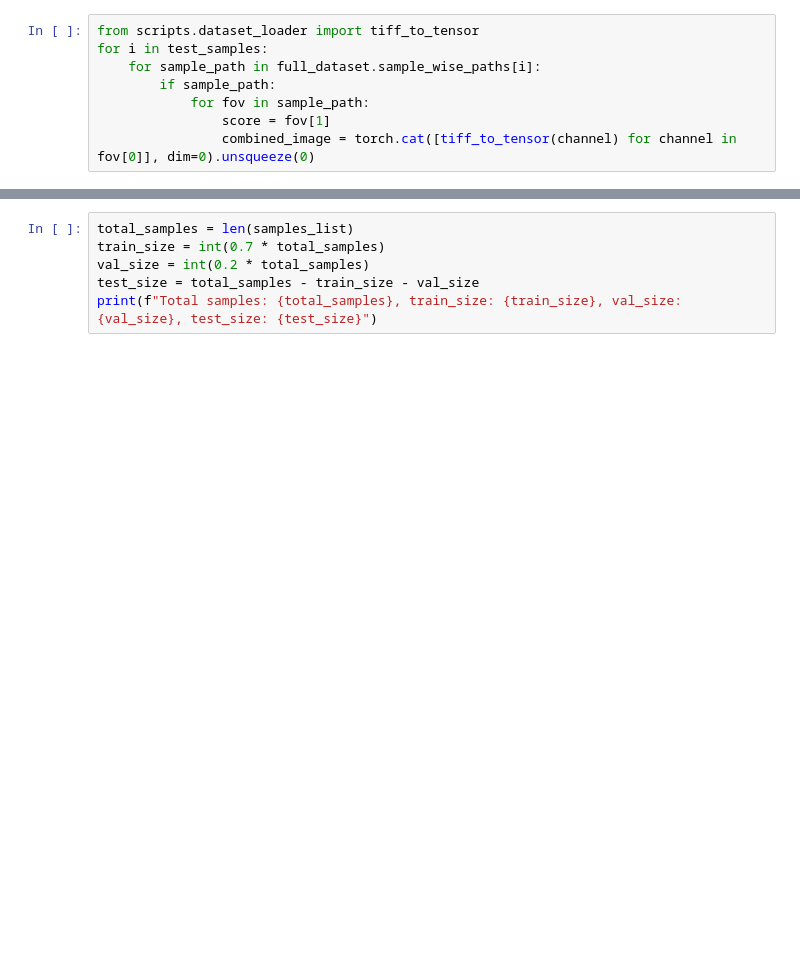
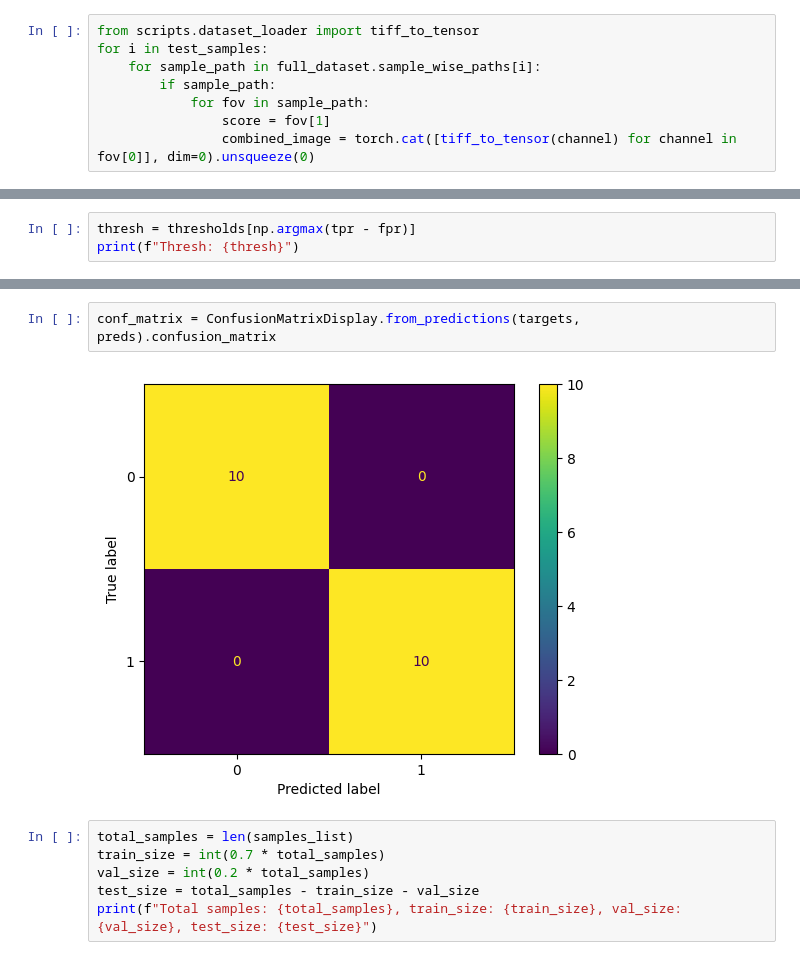
Before and after one commit to nmp002/MPM-MachineLearning, a Jupyter notebook: notebooks/testing_NADH_SHG_model.ipynb, the cells around one changed output, grey strips where cells are left out. Saved outputs shown, nothing was run; the diff lists cells and outputs as text; blank space fills up the shorter version.

```diff
--- a/notebooks/testing_NADH_SHG_model.ipynb
+++ b/notebooks/testing_NADH_SHG_model.ipynb
@@ -193,0 +202,3 @@ torch.Size([20, 2, 512, 512])
+# %%
+thresh = thresholds[np.argmax(tpr - fpr)]
+print(f"Thresh: {thresh}")
@@ -201,3 +216,7 @@ for images, labels in dataloaders['train']:
+# %%
+conf_matrix = ConfusionMatrixDisplay.from_predictions(targets, preds).confusion_matrix
+# %% [output]
+[figure, added]
 # %%
 total_samples = len(samples_list)
 train_size = int(0.7 * total_samples)
```
Also changed, not shown: parts of 16 cells of this notebook, 1 other file.
